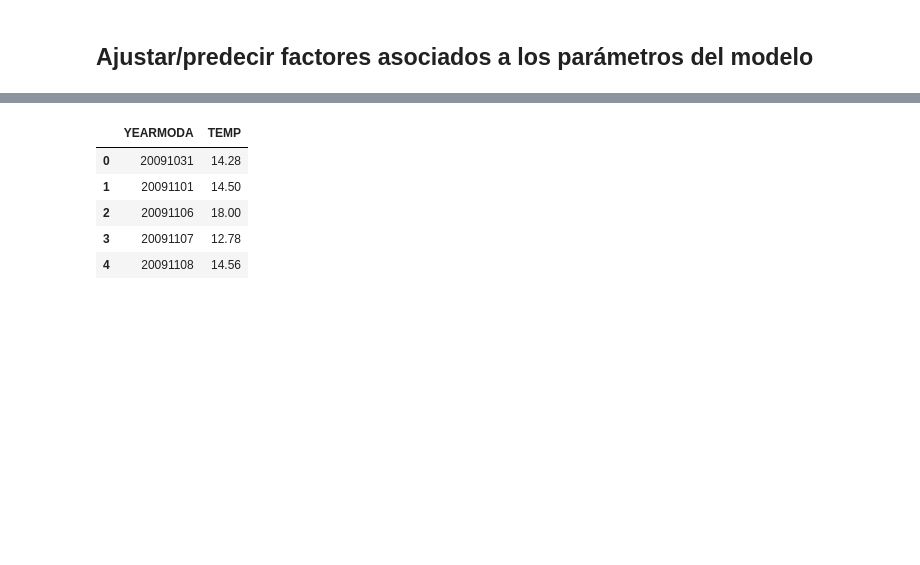
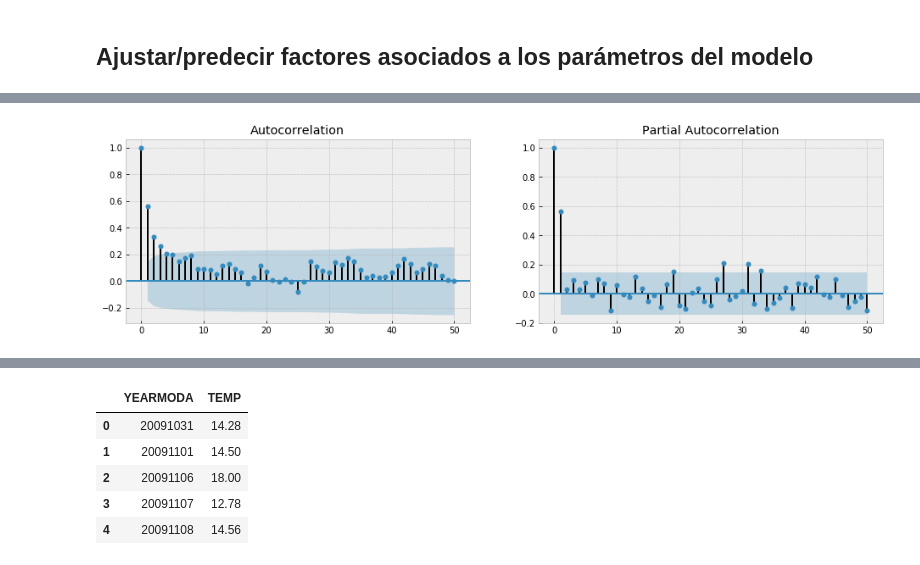
Before and after one commit to dsanmartin/INF475-PJ, a Jupyter notebook: project.ipynb, the cells around one changed output, grey strips where cells are left out. Cells and saved outputs as stored; diff of their text form; code cells hidden in the pictures; blank space fills up the shorter version.

```diff
--- a/project.ipynb
+++ b/project.ipynb
@@ -66,0 +82,7 @@ interactive(children=(IntSlider(value=0, continuous_update=False, description='t
+# %%
+def acf_pacf(serie, lags_=50):
+    fig, axes = plt.subplots(1, 2)
+    plot_acf(serie, lags=lags_, ax=axes[0])
+    plot_pacf(serie, lags=lags_, ax=axes[1])
+    fig.set_size_inches(16, 4)
+    plt.show()
@@ -66,0 +138,4 @@ interactive(children=(IntSlider(value=0, continuous_update=False, description='t
+# %%
+acf_pacf(speed)
+# %% [output]
+[figure, added]
```
Also changed, not shown: parts of 39 cells of this notebook.
